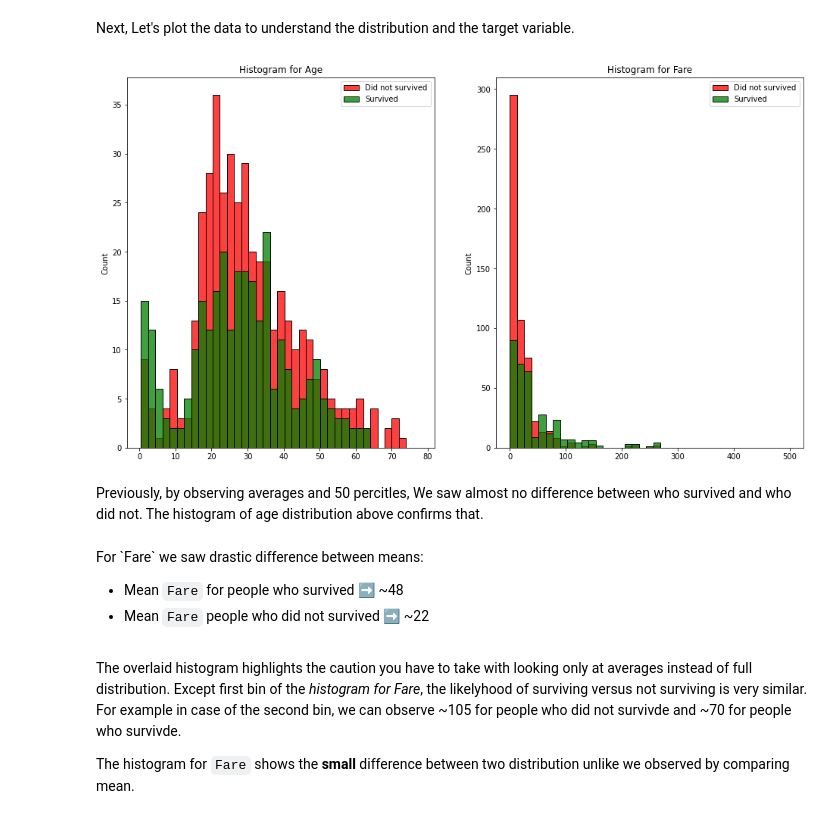
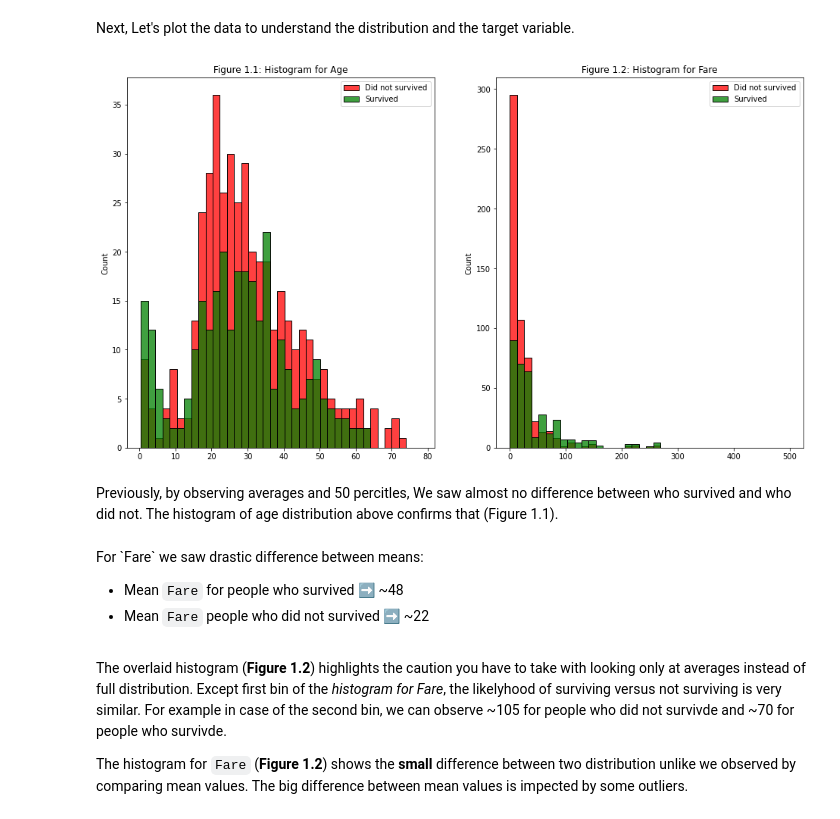
Before and after one commit to pandya6988/my_first_fastpage, a Jupyter notebook: _notebooks/2022-09-11-feature_engineering.ipynb, the cells around one changed output. Cells and saved outputs as stored; diff of their text form; code cells hidden in the pictures.

```diff
--- a/_notebooks/2022-09-11-feature_engineering.ipynb
+++ b/_notebooks/2022-09-11-feature_engineering.ipynb
@@ -181,29 +199,29 @@ import numpy as np
 # %%
 # collapse
 fig, axs = plt.subplots(ncols=2, figsize=(16,9))
 axs_no = 0
 
 for feature in ['Age', 'Fare']:
     died = list(titanic[titanic.Survived == 0][feature].dropna())
     survived = list(titanic[titanic.Survived == 1][feature].dropna())
     xmin = min(min(died), min(survived))
     xmax = max( max(died), max(survived) )
     width = (xmax - xmin) / 40
     sns.histplot(died, color='r', kde=False, bins=np.arange(xmin, xmax, width), ax=axs[axs_no])
     sns.histplot(survived, color='g', kde=False, bins=np.arange(xmin, xmax, width), ax=axs[axs_no])
-    axs[axs_no].set_title(f"Histogram for {feature}")
+    axs[axs_no].set_title(f"Figure 1.{axs_no+1}: Histogram for {feature}")
     axs[axs_no].legend(['Did not survived', 'Survived'])
     axs_no += 1
 # %% [output]
-[figure, old version]
+[figure, new version]
 # %% [markdown]
-Previously, by observing averages and 50 percitles, We saw almost no difference between who survived and who did not. The histogram of age distribution above confirms that.
+Previously, by observing averages and 50 percitles, We saw almost no difference between who survived and who did not. The histogram of age distribution above confirms that (Figure 1.1).
 # %% [markdown]
 <p> For `Fare` we saw drastic difference between means:
 
 - Mean `Fare` for people who survived ➡️ ~48
 - Mean `Fare` people who did not survived ➡️ ~22
 # %% [markdown]
-The overlaid histogram highlights the  caution you have to take with looking only at averages instead of full distribution. Except first bin of the <i>histogram for Fare</i>, the likelyhood of surviving versus not surviving is very similar. For example in case of the second bin, we can observe ~105 for people who did not survivde and ~70 for people who survivde.
+The overlaid histogram (<b>Figure 1.2</b>) highlights the  caution you have to take with looking only at averages instead of full distribution. Except first bin of the <i>histogram for Fare</i>, the likelyhood of surviving versus not surviving is very similar. For example in case of the second bin, we can observe ~105 for people who did not survivde and ~70 for people who survivde.
 
-The histogram for `Fare` shows the <b>small</b> difference between two distribution unlike we observed by comparing mean.
+The histogram for `Fare` (<b>Figure 1.2</b>) shows the <b>small</b> difference between two distribution unlike we observed by comparing mean values. The big difference between mean values is impected by some outliers.
```
Also changed, not shown: parts of 1 cell of this notebook, 1 other file.
